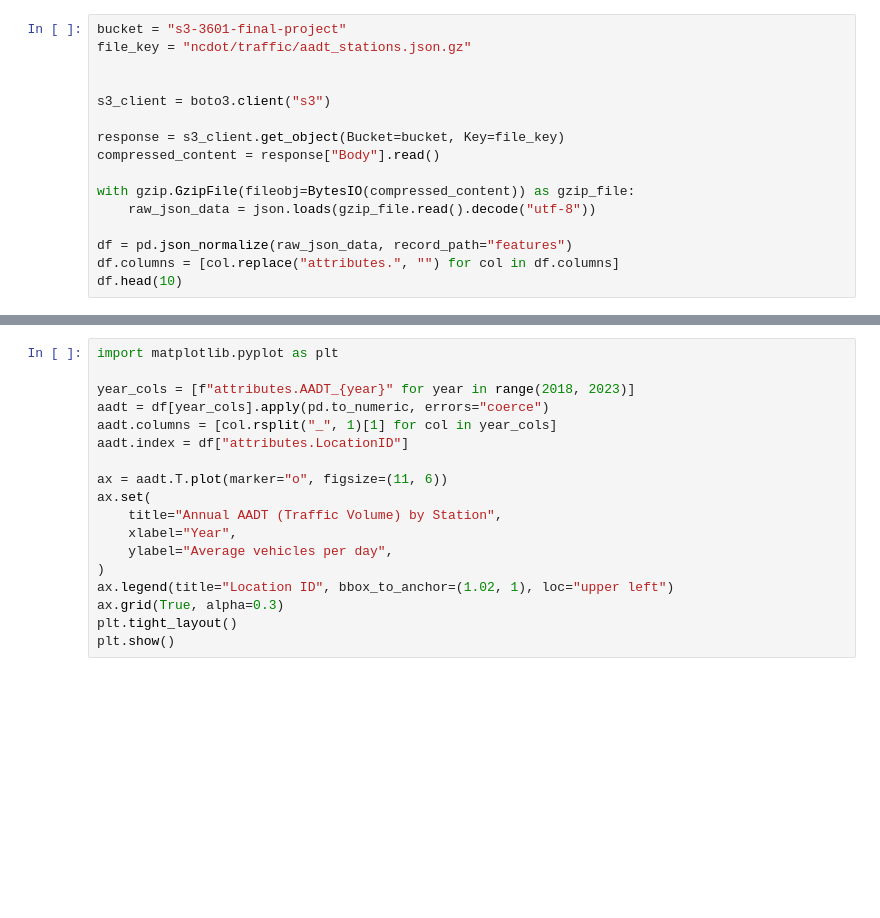
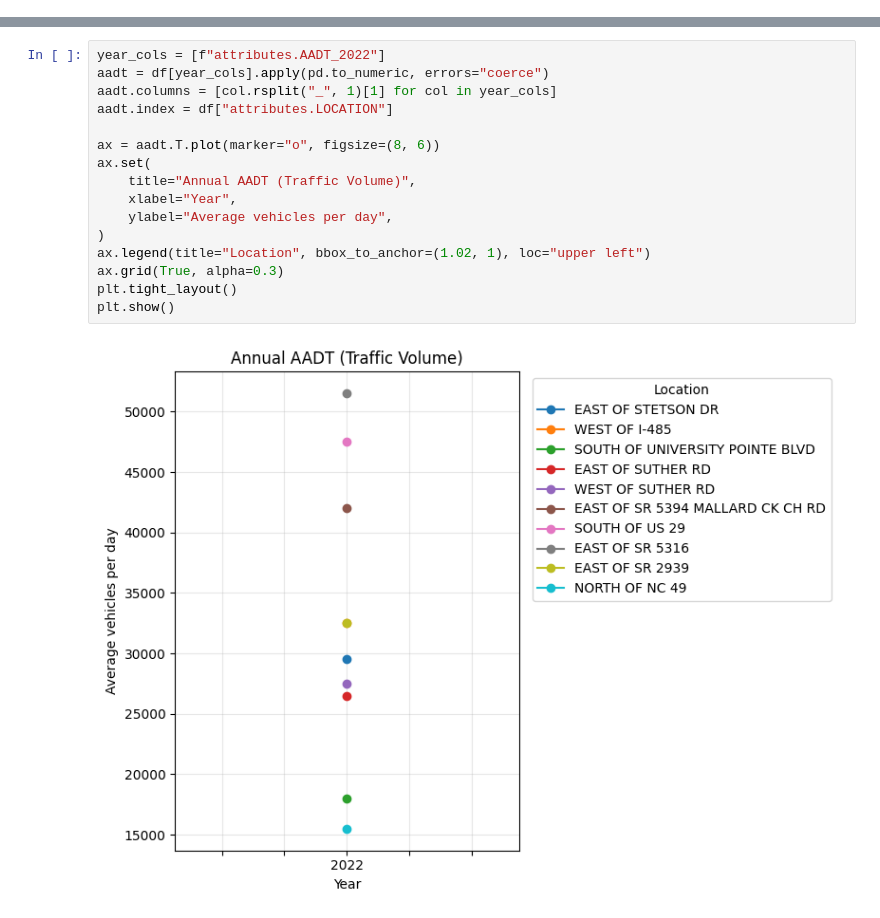
Before and after one commit to Beansproutss/DTSC-3601-Final-Project, a Jupyter notebook: data_cleaning.ipynb, the cells around one changed output, grey strips where cells are left out. Saved outputs shown, nothing was run; the diff lists cells and outputs as text; blank space fills up the shorter version.

```diff
--- a/data_cleaning.ipynb
+++ b/data_cleaning.ipynb
@@ -18,16 +20,0 @@ Note: you may need to restart the kernel to use updated packages.
-# %%
-bucket = "s3-3601-final-project"
-file_key = "ncdot/traffic/aadt_stations.json.gz"
-
-
-s3_client = boto3.client("s3")
-
-response = s3_client.get_object(Bucket=bucket, Key=file_key)
-compressed_content = response["Body"].read()
-
-with gzip.GzipFile(fileobj=BytesIO(compressed_content)) as gzip_file:
-    raw_json_data = json.loads(gzip_file.read().decode("utf-8"))
-
-df = pd.json_normalize(raw_json_data, record_path="features")
-df.columns = [col.replace("attributes.", "") for col in df.columns]
-df.head(10)
@@ -129,20 +153,20 @@ longitude                0
 latitude                 0
 dtype: int64
 # %%
-import matplotlib.pyplot as plt
-
-year_cols = [f"attributes.AADT_{year}" for year in range(2018, 2023)]
+year_cols = [f"attributes.AADT_2022"]
 aadt = df[year_cols].apply(pd.to_numeric, errors="coerce")
 aadt.columns = [col.rsplit("_", 1)[1] for col in year_cols]
-aadt.index = df["attributes.LocationID"]
+aadt.index = df["attributes.LOCATION"]
 
-ax = aadt.T.plot(marker="o", figsize=(11, 6))
+ax = aadt.T.plot(marker="o", figsize=(8, 6))
 ax.set(
-    title="Annual AADT (Traffic Volume) by Station",
+    title="Annual AADT (Traffic Volume)",
     xlabel="Year",
     ylabel="Average vehicles per day",
 )
-ax.legend(title="Location ID", bbox_to_anchor=(1.02, 1), loc="upper left")
+ax.legend(title="Location", bbox_to_anchor=(1.02, 1), loc="upper left")
 ax.grid(True, alpha=0.3)
 plt.tight_layout()
 plt.show()
+# %% [output]
+[figure, added]
```
Also changed, not shown: parts of 6 cells of this notebook.
